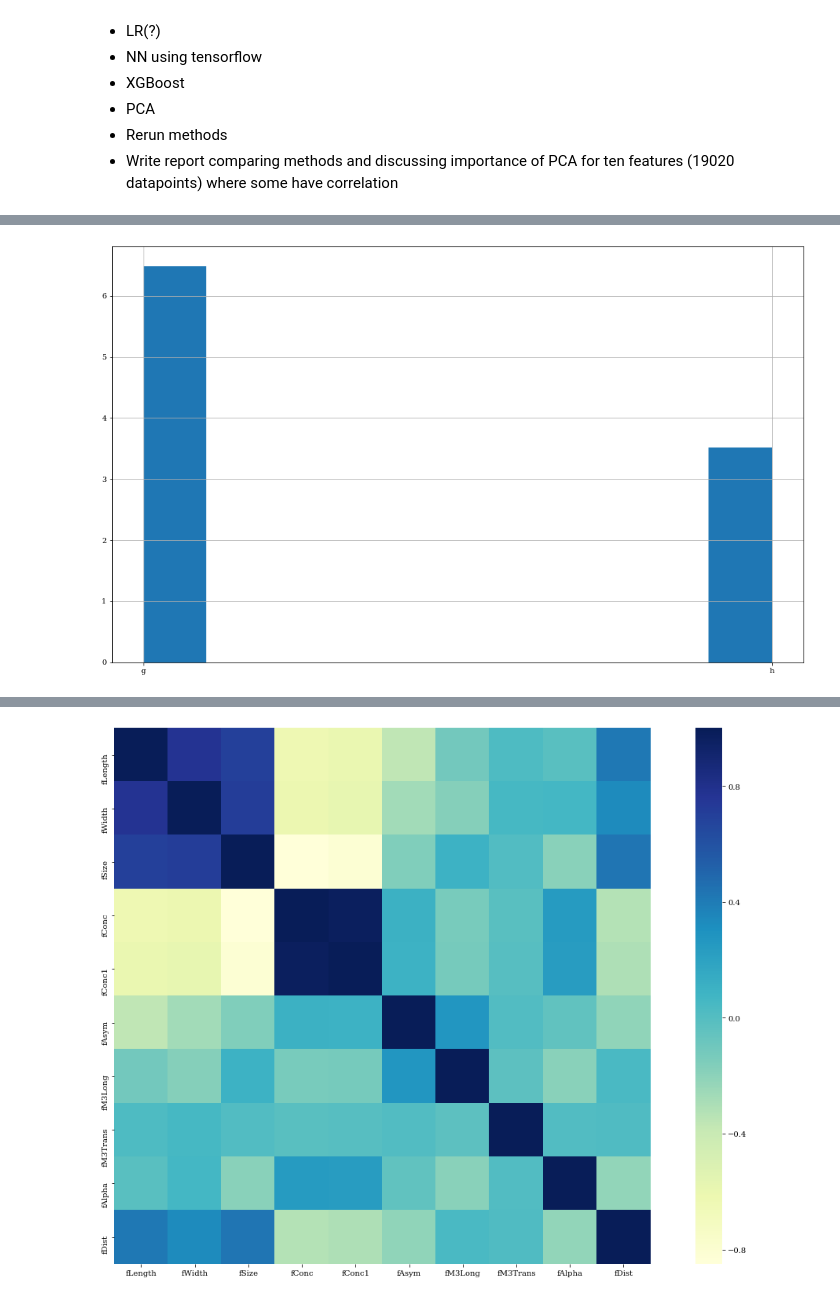
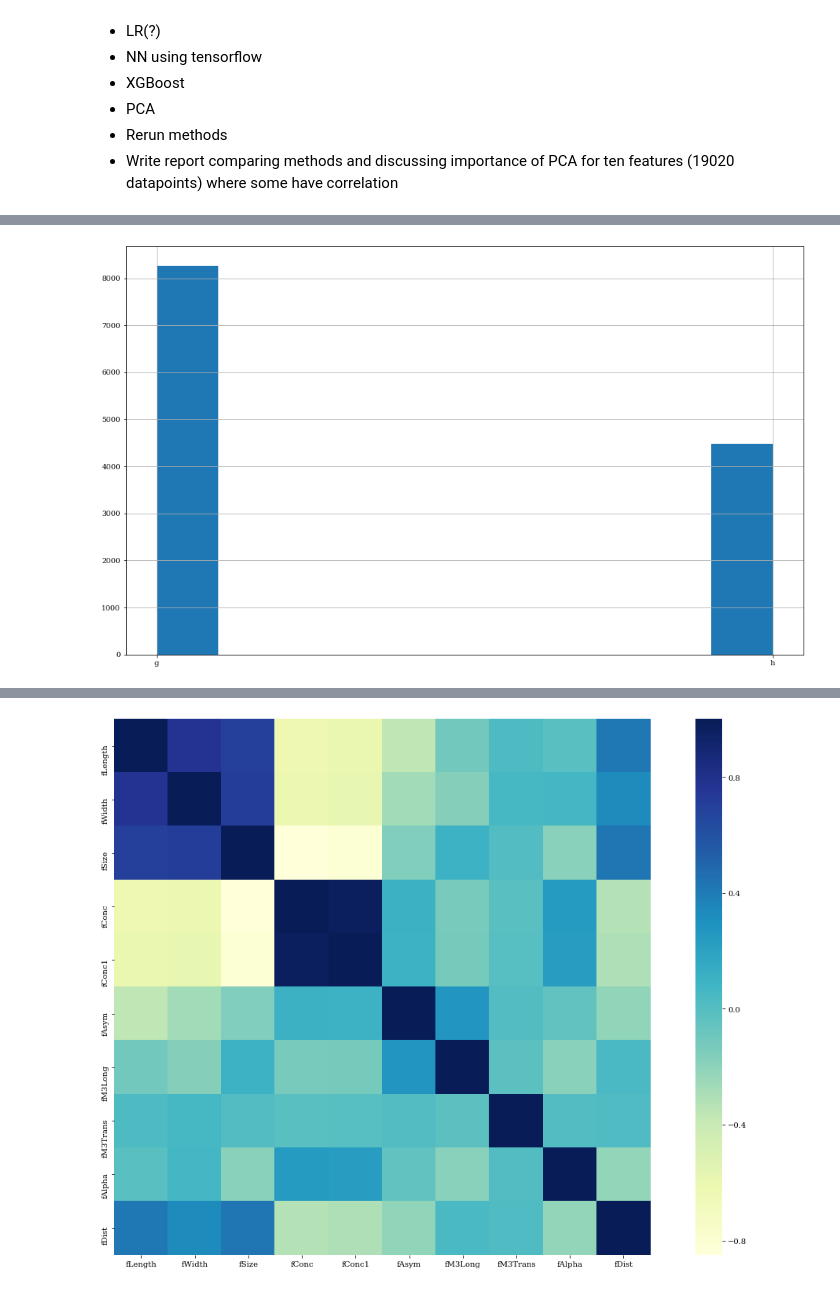
Before and after one commit to liseanh/FYS-STK4155-project3, a Jupyter notebook: Exploring data.ipynb, the cells around one changed output, grey strips where cells are left out. Saved outputs shown, nothing was run; the diff lists cells and outputs as text; code cells hidden in the pictures.

```diff
--- a/Exploring data.ipynb
+++ b/Exploring data.ipynb
@@ -53,35 +54,35 @@ X_train, X_test, y_train, y_test = sklms.train_test_split(
 )
 
 # Scaling feature matrix (All features are scalar).
 scaler = sklpre.StandardScaler()
 
 X_train = pd.DataFrame(
     scaler.fit_transform(X_train.to_numpy()), columns=X_train.columns
 )
 X_test = pd.DataFrame(scaler.transform(X_test.to_numpy()), columns=X_test.columns)
 
 # One-hot encoding outcomes, keeping them as dataframes
 encoder = sklpre.OneHotEncoder(categories="auto", sparse=False)
 # Plotting histogram of outcomes
 fig, ax = plt.subplots(figsize=(10 * 1.618, 10))
-y_train.hist(ax=ax, density=True)
+y_train.hist(ax=ax, density=False)
 
 y_train = pd.DataFrame(
     encoder.fit_transform(y_train.to_numpy().reshape(-1, 1)),
     columns=encoder.categories_,
 )
 y_test = pd.DataFrame(
     encoder.fit_transform(y_test.to_numpy().reshape(-1, 1)),
     columns=encoder.categories_,
 )
 
 plt.show()
 # Deleting non-used objects to avoid bugs later and save memory
 del X
 del y
 del df
 # %% [output]
-[figure, old version]
+[figure, new version]
 [interactive output not drawn]
 # %%
 # Plotting correlation matrix
```
Also changed, not shown: parts of 7 cells of this notebook.
